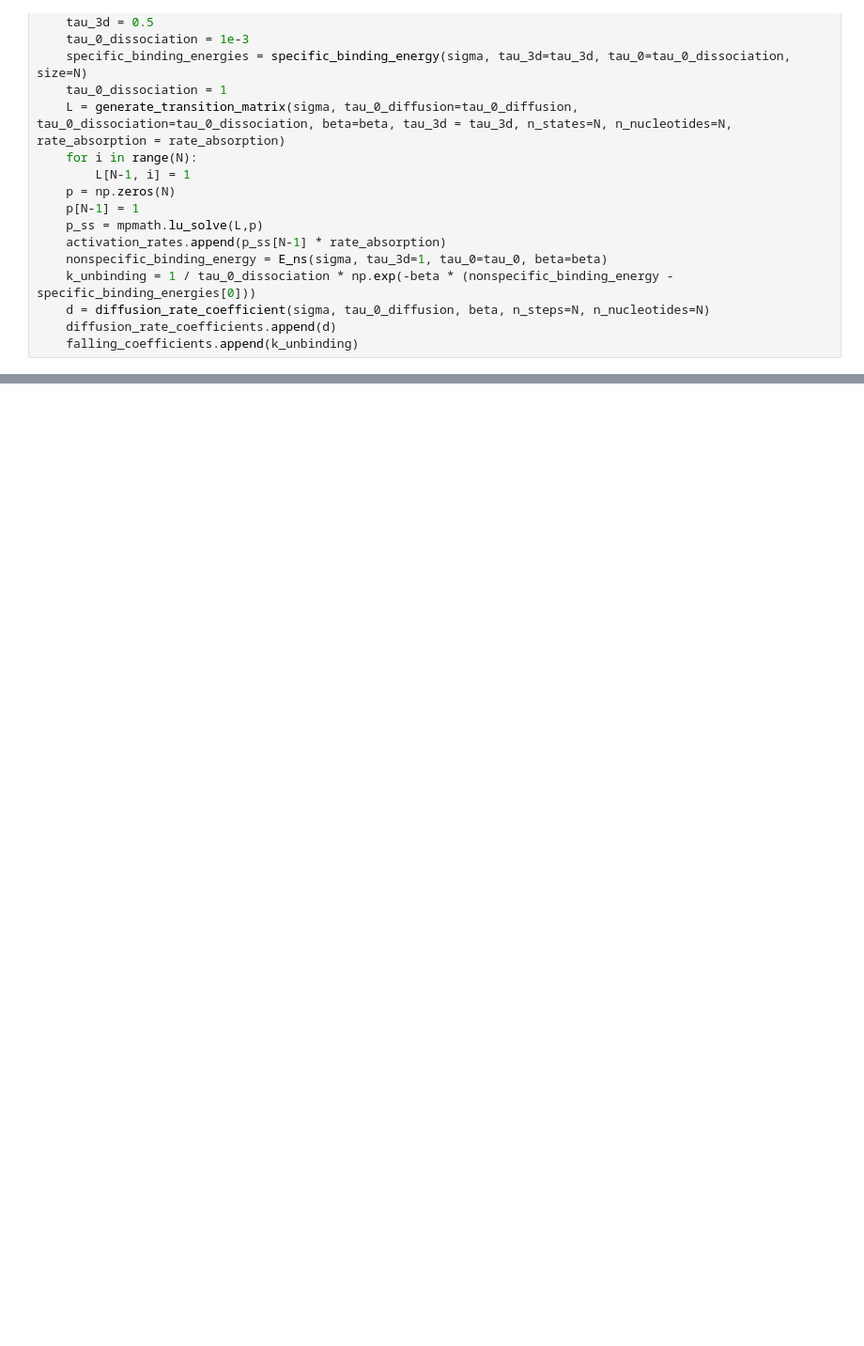
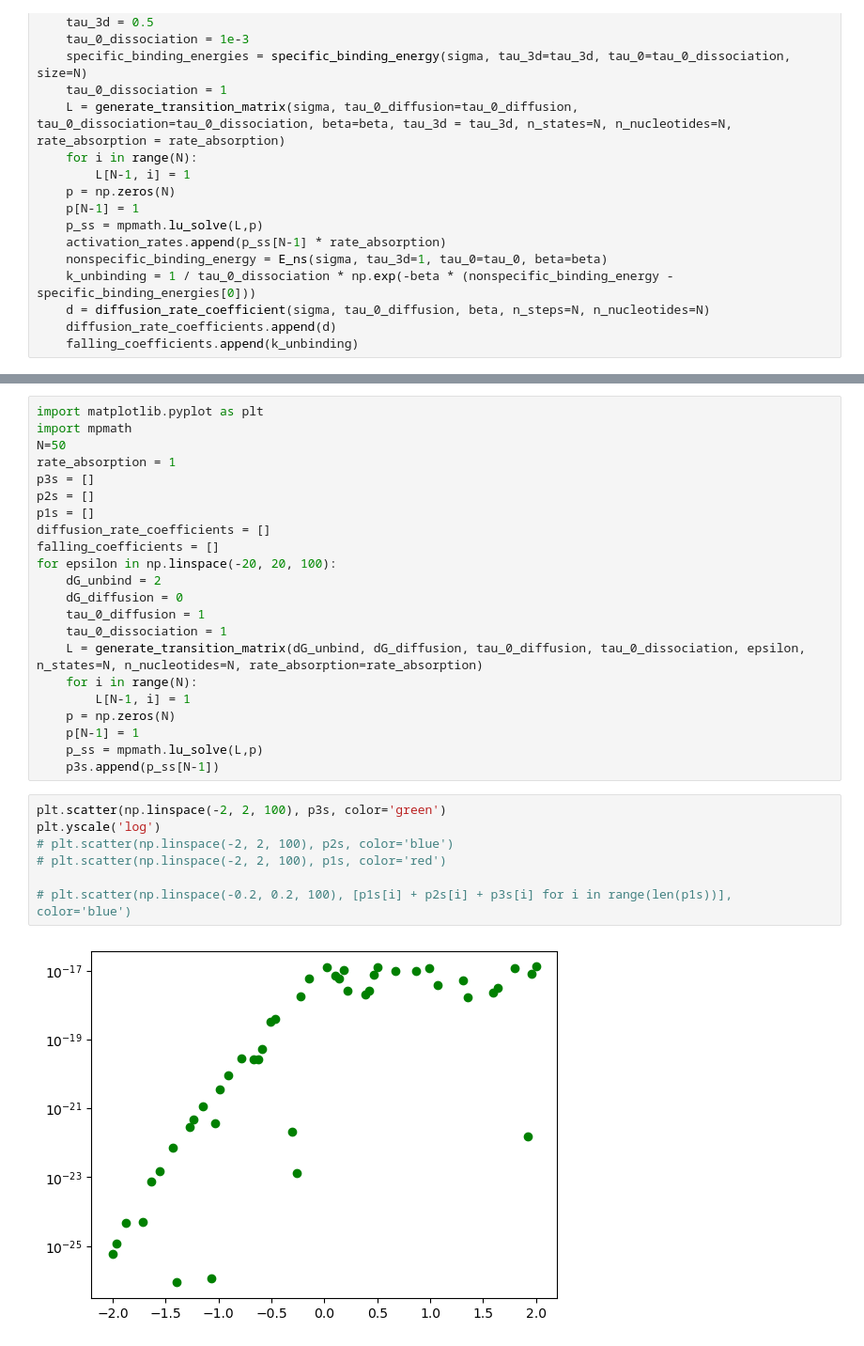
Before and after one commit to romamarketsandwich/diagram_dynamic_metabolism_v2, a Jupyter notebook: workflow/notebooks/TF_model.ipynb, the cells around one changed output, grey strips where cells are left out. Shown at 94% size. Drawn from its saved outputs; the diff is of its cells as text; blank space fills up the shorter version.

```diff
--- a/workflow/notebooks/TF_model.ipynb
+++ b/workflow/notebooks/TF_model.ipynb
@@ -81,0 +129,31 @@ plt.yscale('log')
+# %%
+import matplotlib.pyplot as plt
+import mpmath
+N=50
+rate_absorption = 1
+p3s = []
+p2s = []
+p1s = []
+diffusion_rate_coefficients = []
+falling_coefficients = []
+for epsilon in np.linspace(-20, 20, 100):
+    dG_unbind = 2
+    dG_diffusion = 0
+    tau_0_diffusion = 1
+    tau_0_dissociation = 1
+    L = generate_transition_matrix(dG_unbind, dG_diffusion, tau_0_diffusion, tau_0_dissociation, epsilon, n_states=N, n_nucleotides=N, rate_absorption=rate_absorption)
+    for i in range(N):
+        L[N-1, i] = 1
+    p = np.zeros(N)
+    p[N-1] = 1
+    p_ss = mpmath.lu_solve(L,p)
+    p3s.append(p_ss[N-1])
+# %%
+plt.scatter(np.linspace(-2, 2, 100), p3s, color='green')
+plt.yscale('log')
+# plt.scatter(np.linspace(-2, 2, 100), p2s, color='blue')
+# plt.scatter(np.linspace(-2, 2, 100), p1s, color='red')
+
+# plt.scatter(np.linspace(-0.2, 0.2, 100), [p1s[i] + p2s[i] + p3s[i] for i in range(len(p1s))], color='blue')
+# %% [output]
+[figure, added]
```
Also changed, not shown: parts of 6 cells of this notebook, 2 other files.
